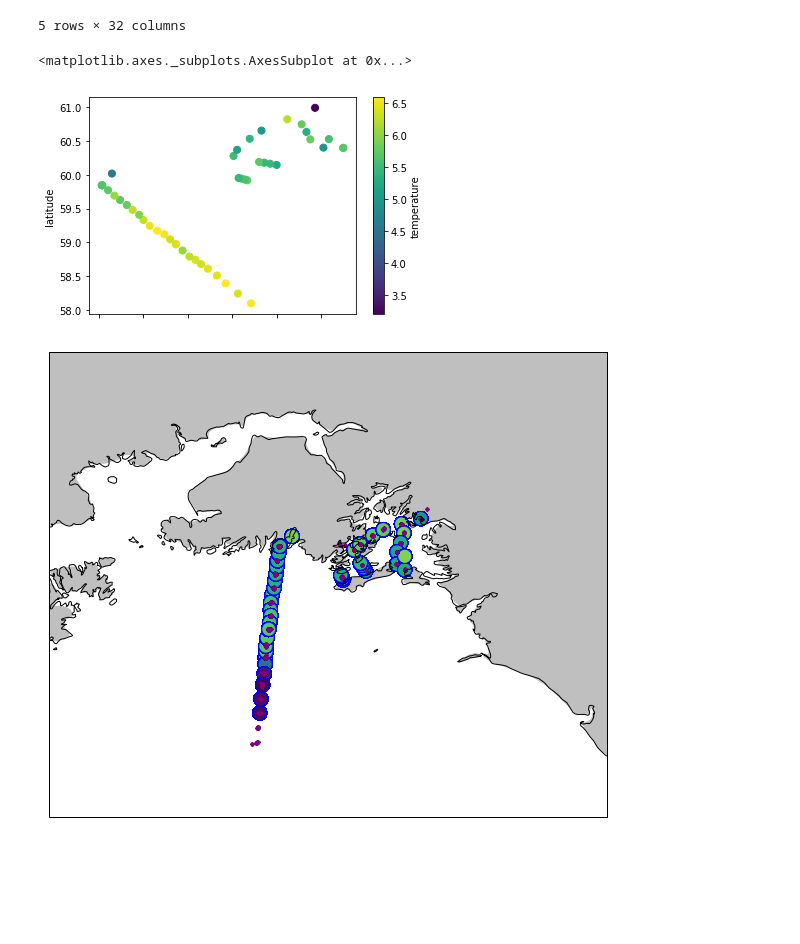
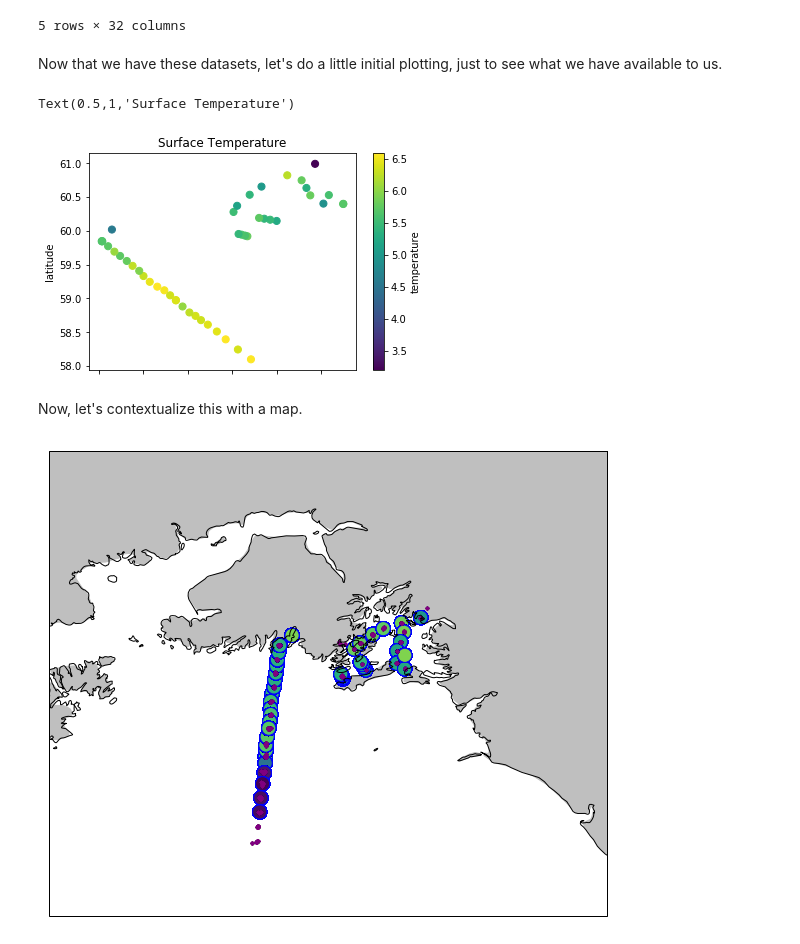
Before and after one commit to eldobbins/ohw_lter_vis, a Jupyter notebook: notebooks/Demo_ohw_lter_vis.ipynb, the cells around one changed output. Cells and saved outputs as stored; diff of their text form; code cells hidden in the pictures; blank space fills up the shorter version.

```diff
--- a/notebooks/Demo_ohw_lter_vis.ipynb
+++ b/notebooks/Demo_ohw_lter_vis.ipynb
@@ -31,10 +43,15 @@ zoo_df.head()
 | 4 | TXS12 | 2012 | 5 | 9 | 13:45 | GAK1 | 100 | 270 | ... |
 | 5 | TXS12 | 2012 | 5 | 9 | 13:45 | GAK1 | 100 | 270 | ... |
 5 rows × 32 columns
+# %% [markdown]
+Now that we have these datasets, let's do a little initial plotting, just to see what we have available to us.
 # %%
 surface = CTD_df[CTD_df['pressure']==0]
 #surface.describe()
 surface.plot.scatter(x='longitude', y='latitude', c='temperature', s=50, colormap='viridis')
+plt.title('Surface Temperature')
 # %% [output]
-<matplotlib.axes._subplots.AxesSubplot at 0x...>
+Text(0.5,1,'Surface Temperature')
-[figure, old version]
+[figure, new version]
+# %% [markdown]
+Now, let's contextualize this with a map.
```
Also changed, not shown: parts of 14 cells of this notebook, 3 other files.
